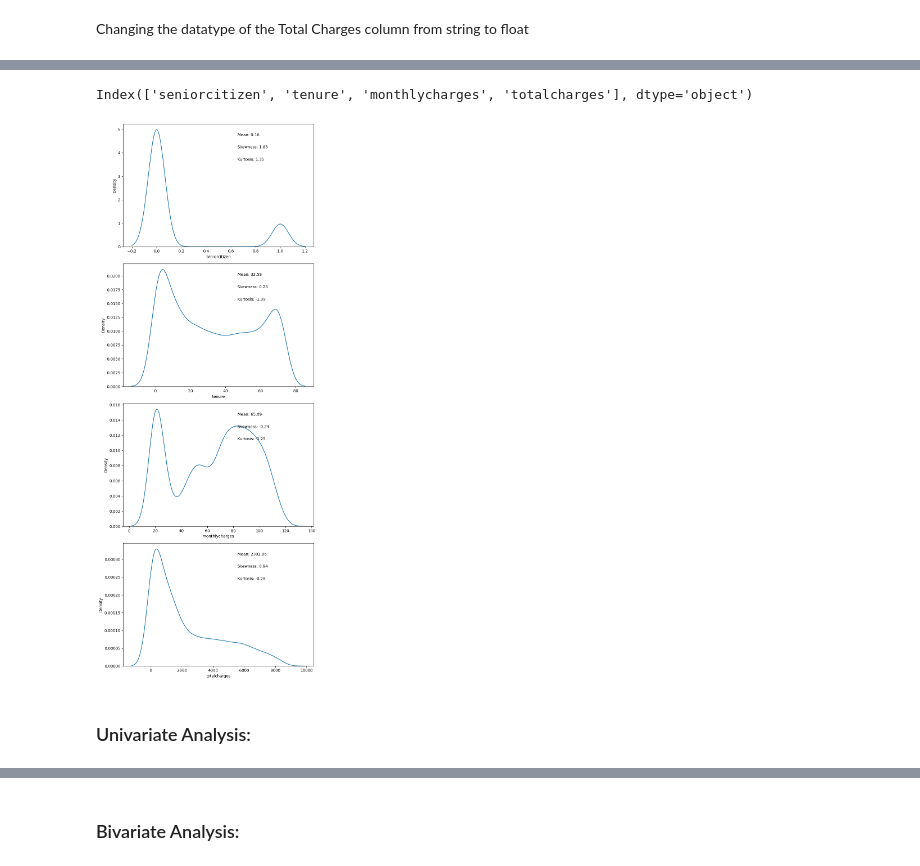
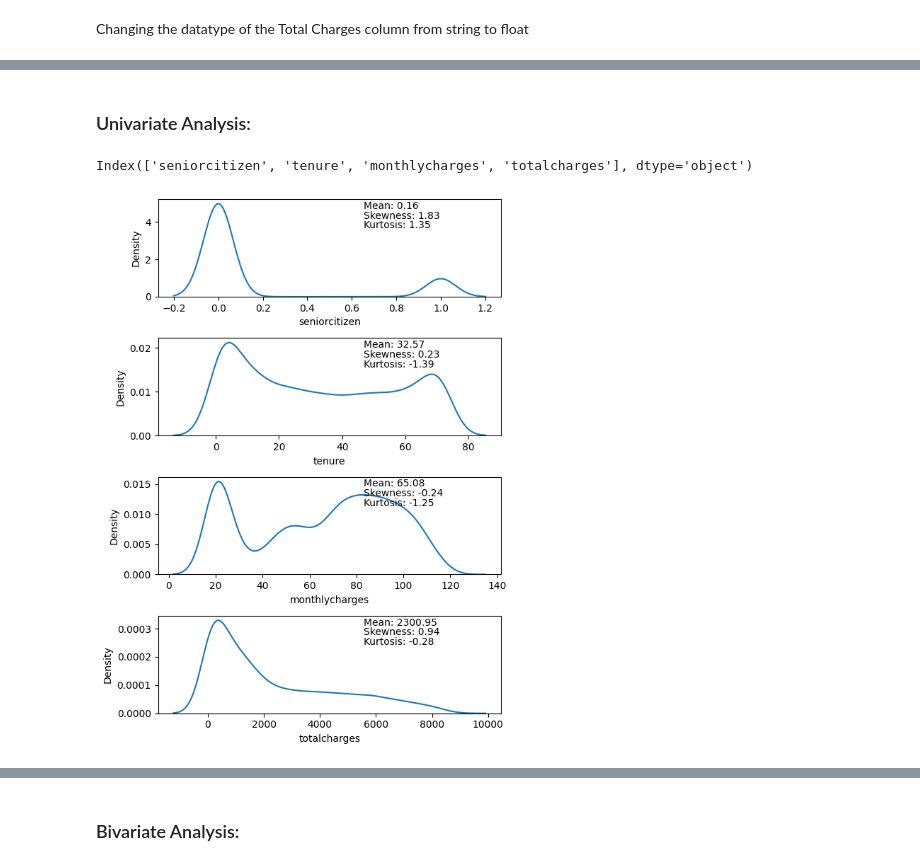
Before and after one commit to valiantezabuku/A-Customer-Churn-Prediction, a Jupyter notebook: Customer_Churn_predictions.ipynb, the cells around one changed output, grey strips where cells are left out. Drawn from its saved outputs; the diff is of its cells as text; code cells hidden in the pictures.

```diff
--- a/Customer_Churn_predictions.ipynb
+++ b/Customer_Churn_predictions.ipynb
@@ -418,14 +358,2 @@ memory usage: 827.5+ KB
 # %% [markdown]
 Changing the datatype of the Total Charges column from string to float
-# %%
-# # Replace 'NAType' with NaN
-# train_df['totalcharges'] = train_df['totalcharges'].replace('NAType', np.nan)
-
-# # Remove non-numeric characters and convert to float
-# train_df['totalcharges'] = train_df['totalcharges'].astype(str)  # Ensure column is string type
-# train_df['totalcharges'] = train_df['totalcharges'].apply(lambda x: re.sub(r'[^\d.]', '', x))  # Remove non-numeric characters
-# train_df['totalcharges'] = train_df['totalcharges'].replace('', np.nan)  # Replace empty strings with NaN
-# train_df['totalcharges'] = train_df['totalcharges'].astype(float)  # Convert to float
-
-
-train_df['totalcharges'] = pd.to_numeric(train_df['totalcharges'], errors = 'coerce')
@@ -452,3 +362,5 @@ memory usage: 827.5+ KB
+# %% [markdown]
+### Univariate Analysis:
 # %%
 numerical_columns = train_df.select_dtypes('number').columns
 numerical_columns
@@ -456,25 +368,23 @@ numerical_columns
 Index(['seniorcitizen', 'tenure', 'monthlycharges', 'totalcharges'], dtype='object')
 # %%
 # Plot KDEs(kernel density estimation) for all columns
-fig, axes = plt.subplots(nrows=len(numerical_columns), figsize=(8, 20))
+fig, axes = plt.subplots(nrows=len(numerical_columns), figsize=(6, 8))
 for i, col in enumerate(numerical_columns):
     sns.kdeplot(data=train_df, x=col, ax=axes[i])
     axes[i].set_xlabel(col)
     axes[i].set_ylabel('Density')
 
     # Calculate mean, skewness, and kurtosis
     mean_val = train_df[col].mean()
     skewness_val = train_df[col].skew()
     kurtosis_val = train_df[col].kurtosis()
 
     # Add mean, skewness, and kurtosis as text annotations
     axes[i].text(0.6, 0.9, f'Mean: {mean_val:.2f}', transform=axes[i].transAxes)
     axes[i].text(0.6, 0.8, f'Skewness: {skewness_val:.2f}', transform=axes[i].transAxes)
     axes[i].text(0.6, 0.7, f'Kurtosis: {kurtosis_val:.2f}', transform=axes[i].transAxes)
 
 plt.tight_layout()
 plt.show()
 # %% [output]
-[figure, old version]
+[figure, new version]
-# %% [markdown]
-### Univariate Analysis:
```
Also changed, not shown: parts of 33 cells of this notebook.
